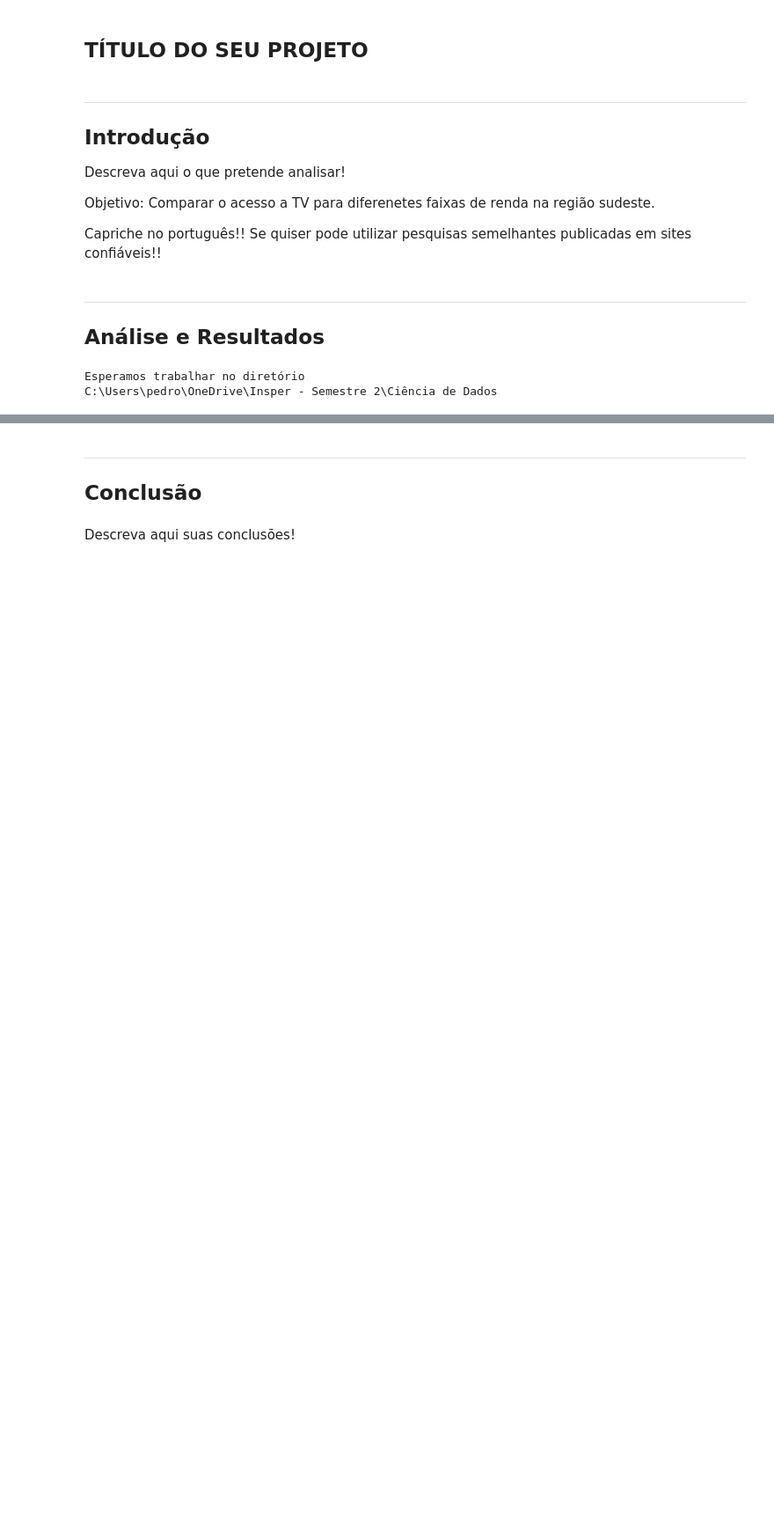
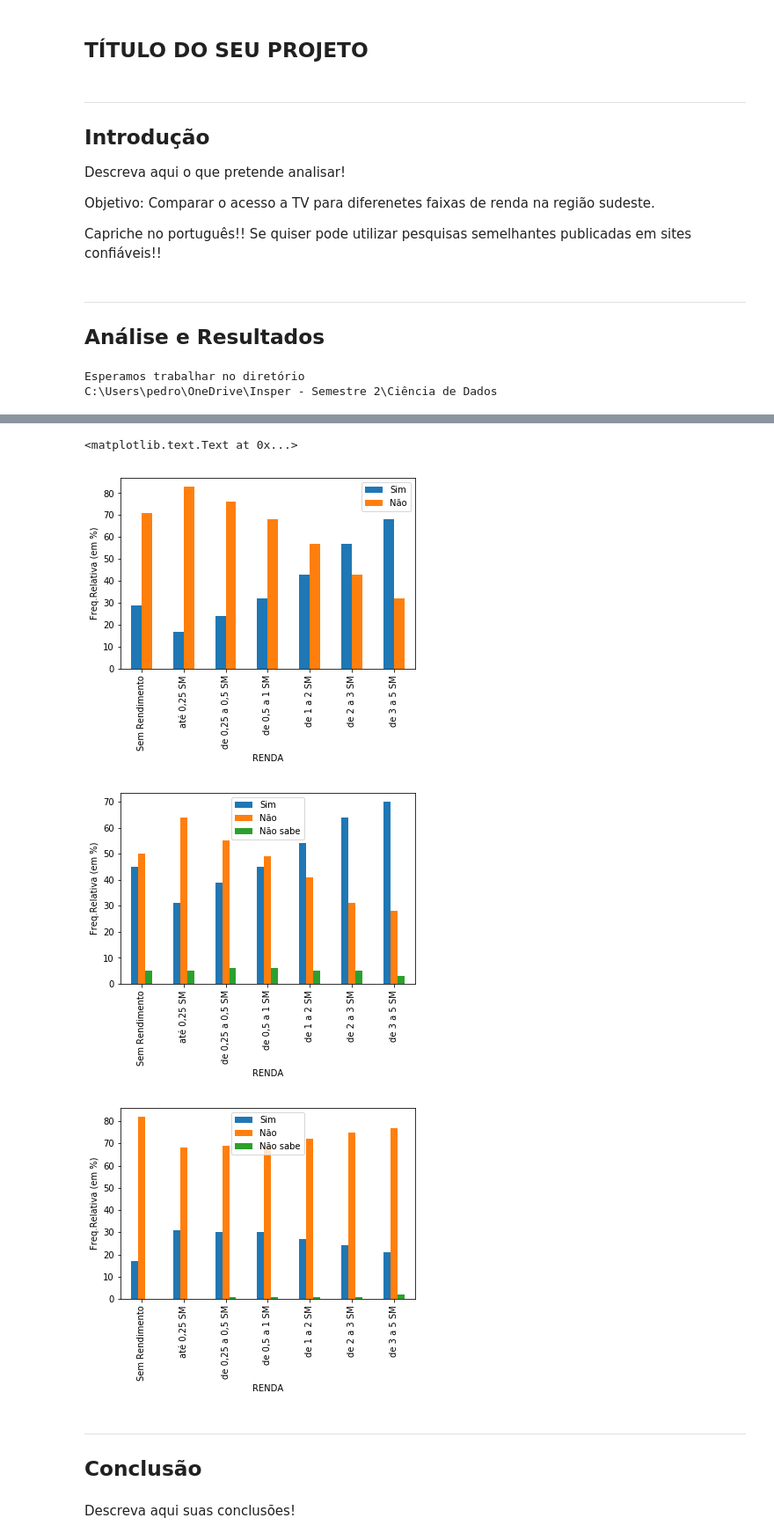
Before and after one commit to pedroarf/CD, a Jupyter notebook: Projeto+1.ipynb, the cells around one changed output, grey strips where cells are left out. Shown at 88% size. Saved outputs shown, nothing was run; the diff lists cells and outputs as text; code cells hidden in the pictures; blank space fills up the shorter version.

```diff
--- a/Projeto+1.ipynb
+++ b/Projeto+1.ipynb
@@ -138,3 +182,20 @@ plt.show()
+# %%
+at=(pd.crosstab(dados15["RENDA"], dados15["TV POR ASSINATURA"], margins=True, rownames=['RENDA'], colnames=[''], normalize='index')*100).round(decimals=0)
+plot = at.iloc[0:7,].plot(kind='bar')
+plt.ylabel('Freq.Relativa (em %)')
+
+at=(pd.crosstab(dados15["RENDA"], dados15["TV ABERTA DIGITAL"], margins=True, rownames=['RENDA'], colnames=[''], normalize='index')*100).round(decimals=0)
+plot = at.iloc[0:7,].plot(kind='bar')
+plt.ylabel('Freq.Relativa (em %)')
+
+at=(pd.crosstab(dados15["RENDA"], dados15["TV POR PARABÓLICA"], margins=True, rownames=['RENDA'], colnames=[''], normalize='index')*100).round(decimals=0)
+plot = at.iloc[0:7,].plot(kind='bar')
+plt.ylabel('Freq.Relativa (em %)')
+# %% [output]
+<matplotlib.text.Text at 0x...>
+[figure, added]
+[figure, added]
+[figure, added]
 # %%
 #salvando o arquivo
 writer = pd.ExcelWriter('projeto1.15.xlsx', engine='xlsxwriter')
```
Also changed, not shown: parts of 4 cells of this notebook.
